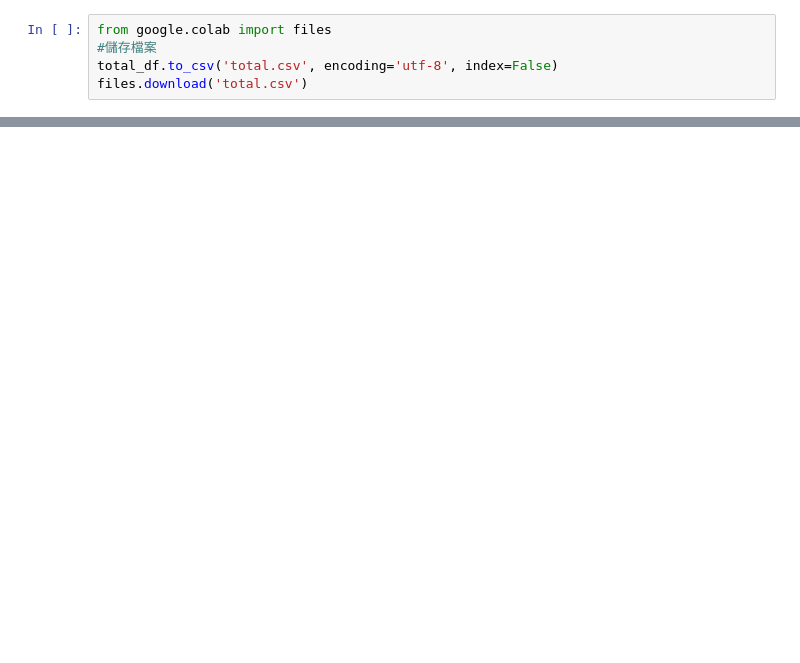
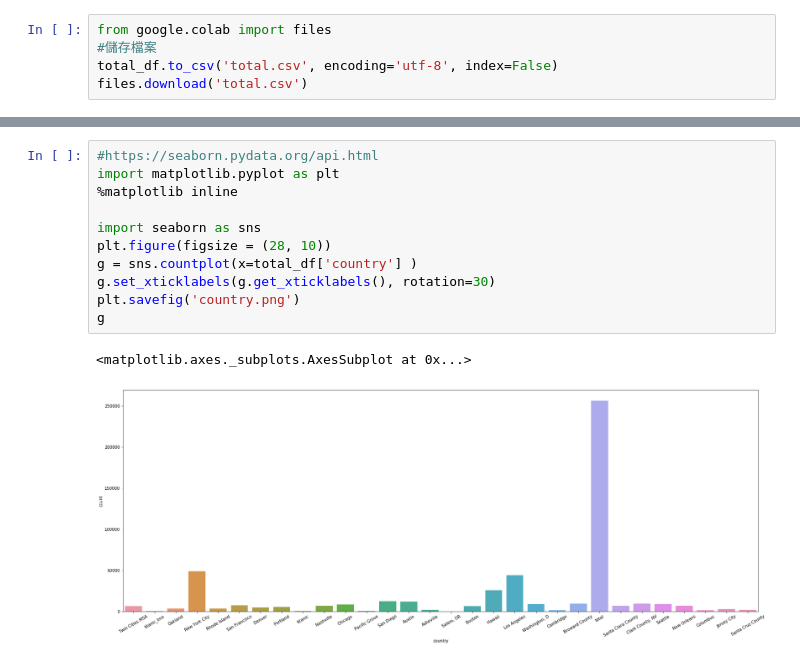
Before and after one commit to ChiaFengHong/MLMCUT, a Jupyter notebook: table.ipynb, the cells around one changed output, grey strips where cells are left out. Drawn from its saved outputs; the diff is of its cells as text; blank space fills up the shorter version.

```diff
--- a/table.ipynb
+++ b/table.ipynb
@@ -89,0 +121,14 @@ files.download('total.csv')
+# %%
+#https://seaborn.pydata.org/api.html
+import matplotlib.pyplot as plt
+%matplotlib inline
+
+import seaborn as sns
+plt.figure(figsize = (28, 10))
+g = sns.countplot(x=total_df['country'] )
+g.set_xticklabels(g.get_xticklabels(), rotation=30)
+plt.savefig('country.png')
+g
+# %% [output]
+<matplotlib.axes._subplots.AxesSubplot at 0x...>
+[figure, added]
```
Also changed, not shown: parts of 13 cells of this notebook.
